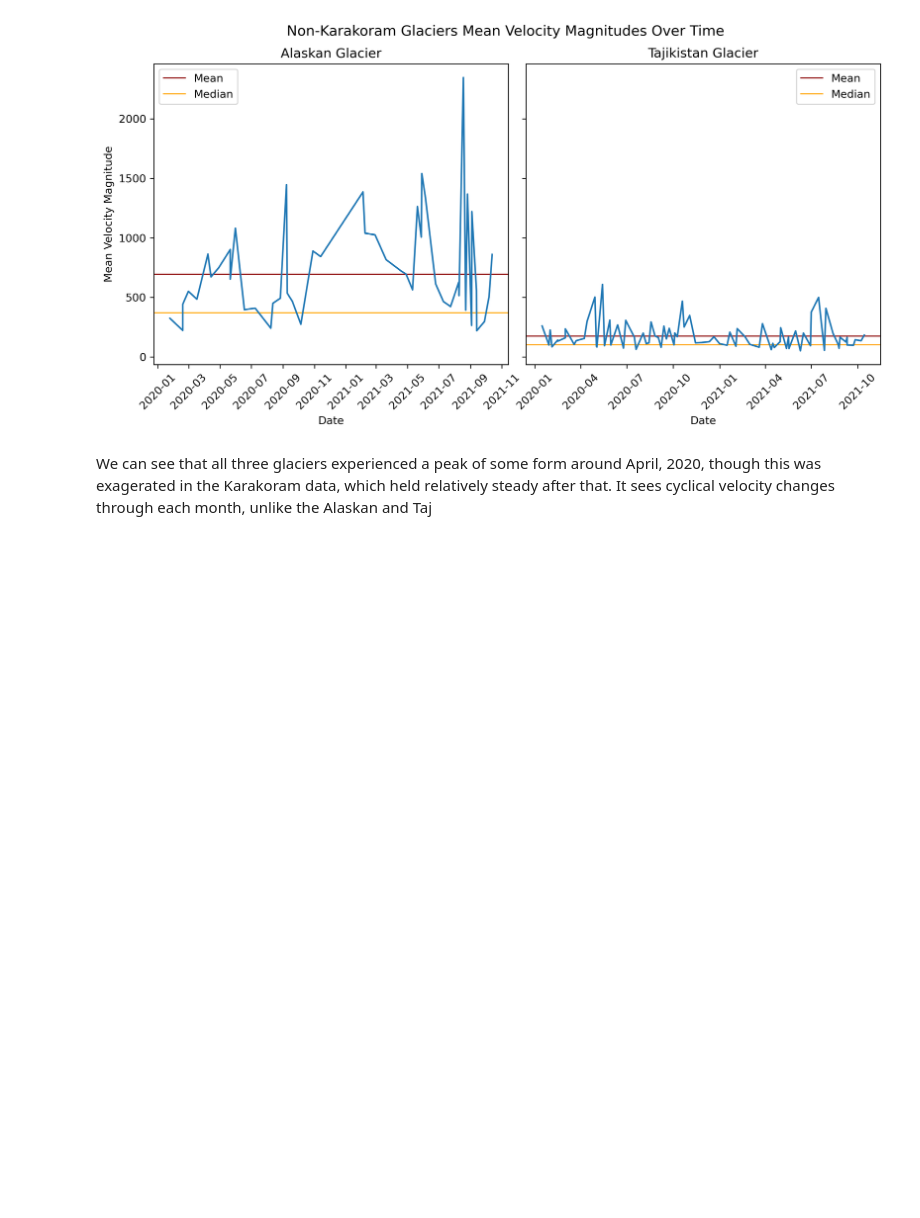
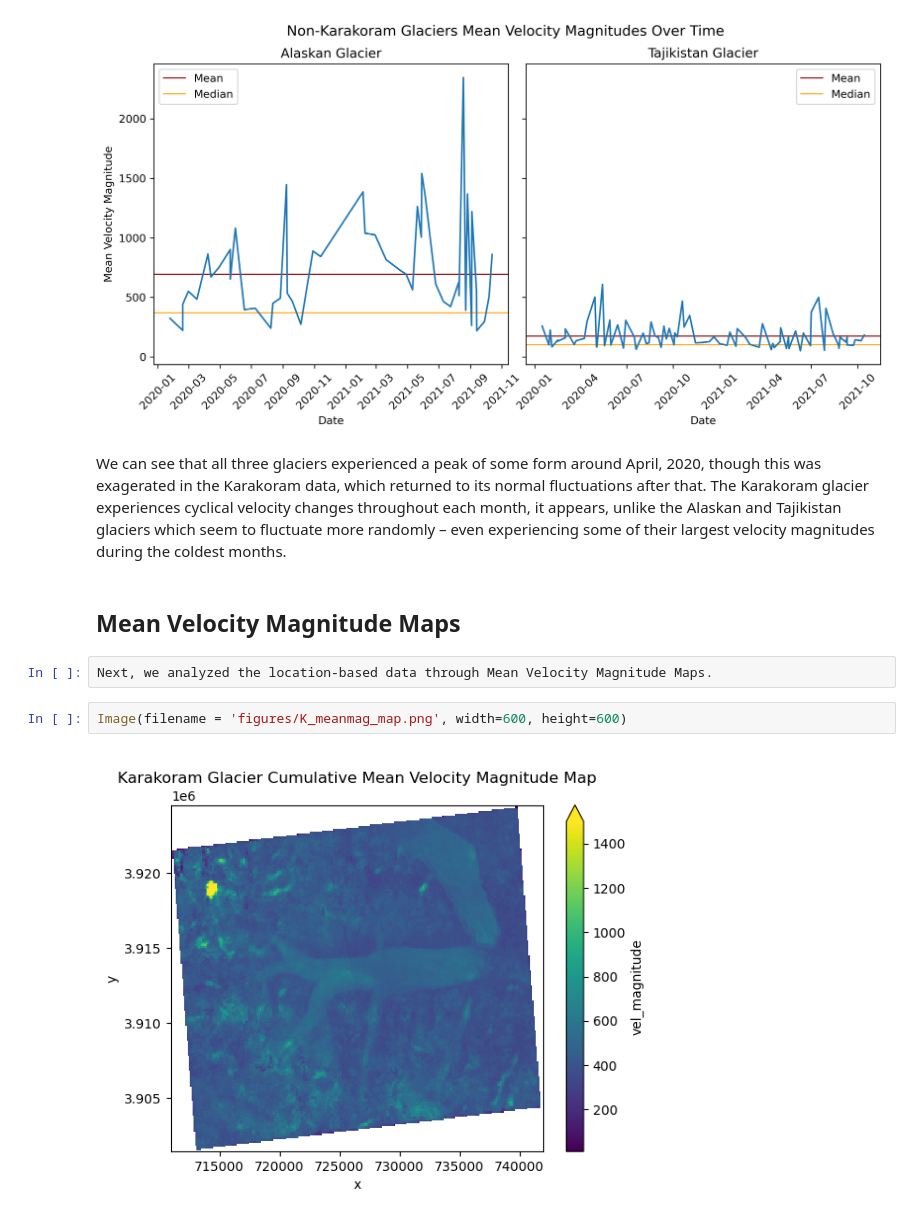
Before and after one commit to UCB-stat-159-f25/final-group06, a Jupyter notebook: main.ipynb, the cells around one changed output. Saved outputs shown, nothing was run; the diff lists cells and outputs as text; blank space fills up the shorter version.

Commit message:
Mean Velocity Magnitude Maps added

```diff
--- a/main.ipynb
+++ b/main.ipynb
@@ -68,4 +66,12 @@ Image(filename = 'figures/NK_meanmag_chart.png', width=800, height=800)
 # %% [output]
 [figure]
 # %% [markdown]
-We can see that all three glaciers experienced a peak of some form around April, 2020, though this was exagerated in the Karakoram data, which held relatively steady after that. It sees cyclical velocity changes through each month, unlike the Alaskan and Taj
+We can see that all three glaciers experienced a peak of some form around April, 2020, though this was exagerated in the Karakoram data, which returned to its normal fluctuations after that. The Karakoram glacier experiences cyclical velocity changes throughout each month, it appears, unlike the Alaskan and Tajikistan glaciers which seem to fluctuate more randomly – even experiencing some of their largest velocity magnitudes during the coldest months.
+# %% [markdown]
+## Mean Velocity Magnitude Maps
+# %%
+Next, we analyzed the location-based data through Mean Velocity Magnitude Maps.
+# %%
+Image(filename = 'figures/K_meanmag_map.png', width=600, height=600)
+# %% [output]
+[figure, added]
```
Also changed, not shown: parts of 5 cells of this notebook.
